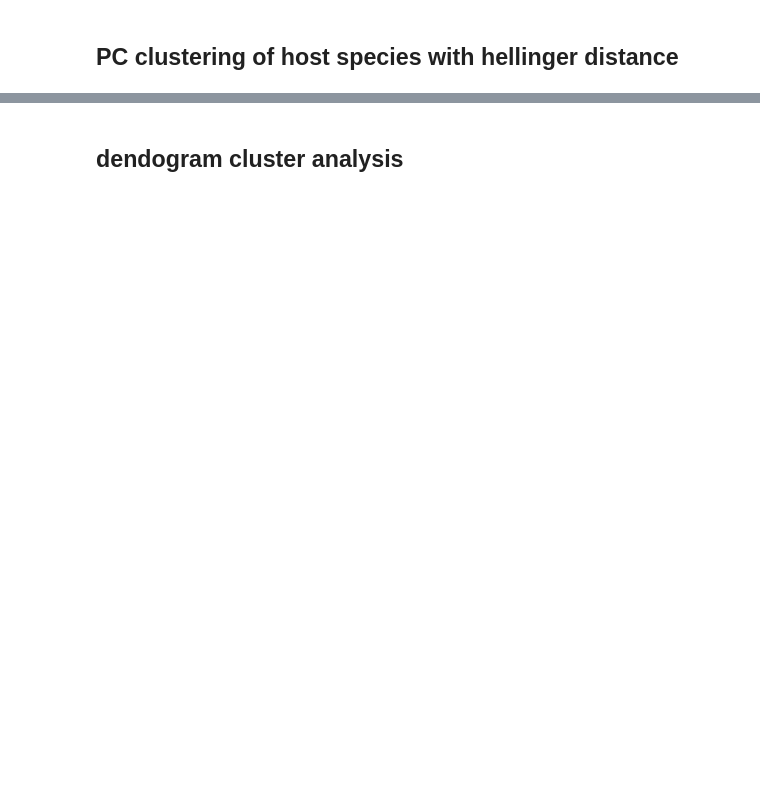
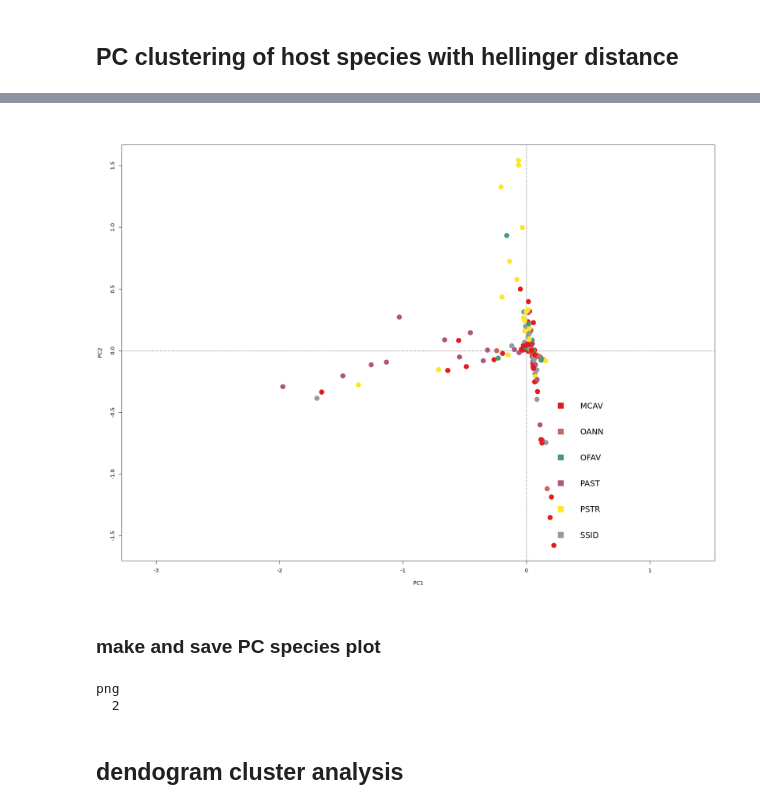
Before and after one commit to cdesouza02/BEL_16S_ITS2, a Jupyter notebook: BEL_16S_outputs/ordination_stats.ipynb, the cells around one changed output, grey strips where cells are left out. Saved outputs shown, nothing was run; the diff lists cells and outputs as text; code cells hidden in the pictures; blank space fills up the shorter version.

```diff
--- a/BEL_16S_outputs/ordination_stats.ipynb
+++ b/BEL_16S_outputs/ordination_stats.ipynb
@@ -134,2 +206,49 @@ points(pca_mod, display = disp, scaling = scl, pch = 21, col = "red", bg = "yell
+# %%
+#transforming MonthYear col from chr to factor
+otu_merged$Species <- factor(otu_merged$Species)
+# PCA via rda()
+pca_spec <- rda(ord)
+#color points
+# Color vector
+col_spec <-colorRampPalette(brewer.pal(9, "Set1"))(6)
+# Generate a random set of colors
+    col_spec <- sample(col_spec, 6)
+cols <- col_spec[otu_merged$Species]
+
+#plot
+plot(pca_spec, type = "n", scaling = 2, display = "sites")
+
+points(pca_spec, display = "sites", scaling = 2,
+       pch = 19, col = cols, cex = 2)
+
+legend("bottomright",
+       legend = levels(otu_merged$Species),
+       bty = "n",
+       col = col_spec,
+       pch = 15,
+       cex = 1.5, pt.cex=2.5)
+# %% [output]
+[figure, added]
+# %% [markdown]
+### make and save PC species plot
+# %%
+png("/work/pi_sarah_gignouxwolfsohn_uml_edu/caroline/BEL_16S_ITS2/BEL_16S_outputs/apr_lab_meeting/pca_spec.png", width = 800, height = 600, res = 120)
+
+plot(pca_spec, type = "n", scaling = 2, display = "sites")
+
+points(pca_spec, display = "sites", scaling = 2,
+       pch = 19, col = cols, cex = 2)
+
+legend("bottomright",
+       legend = levels(otu_merged$Species),
+       bty = "n",
+       col = col_spec,
+       pch = 15,
+       cex = 1.5, pt.cex = 2.5)
+
+dev.off()
+# %% [output]
+png
+  2
 # %% [markdown]
 ## dendogram cluster analysis
```
Also changed, not shown: parts of 29 cells of this notebook.
